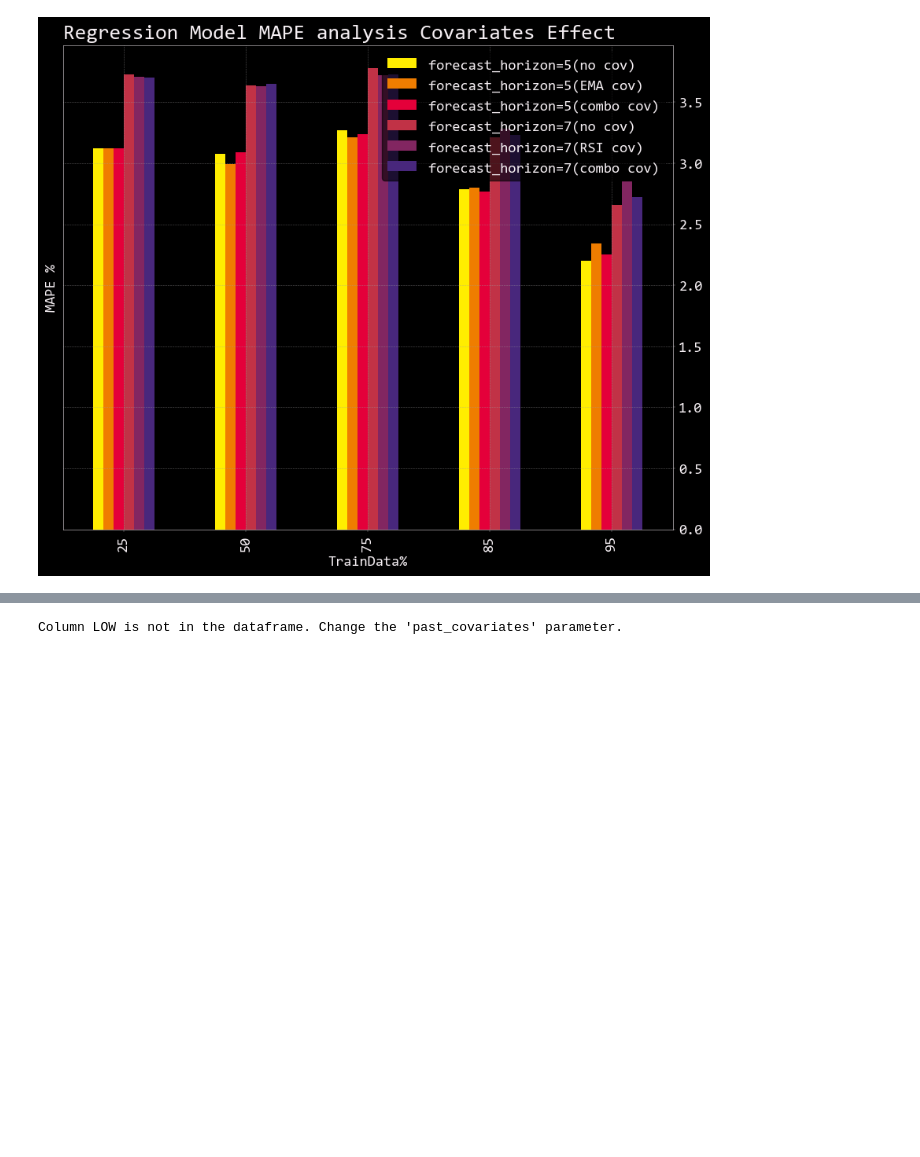
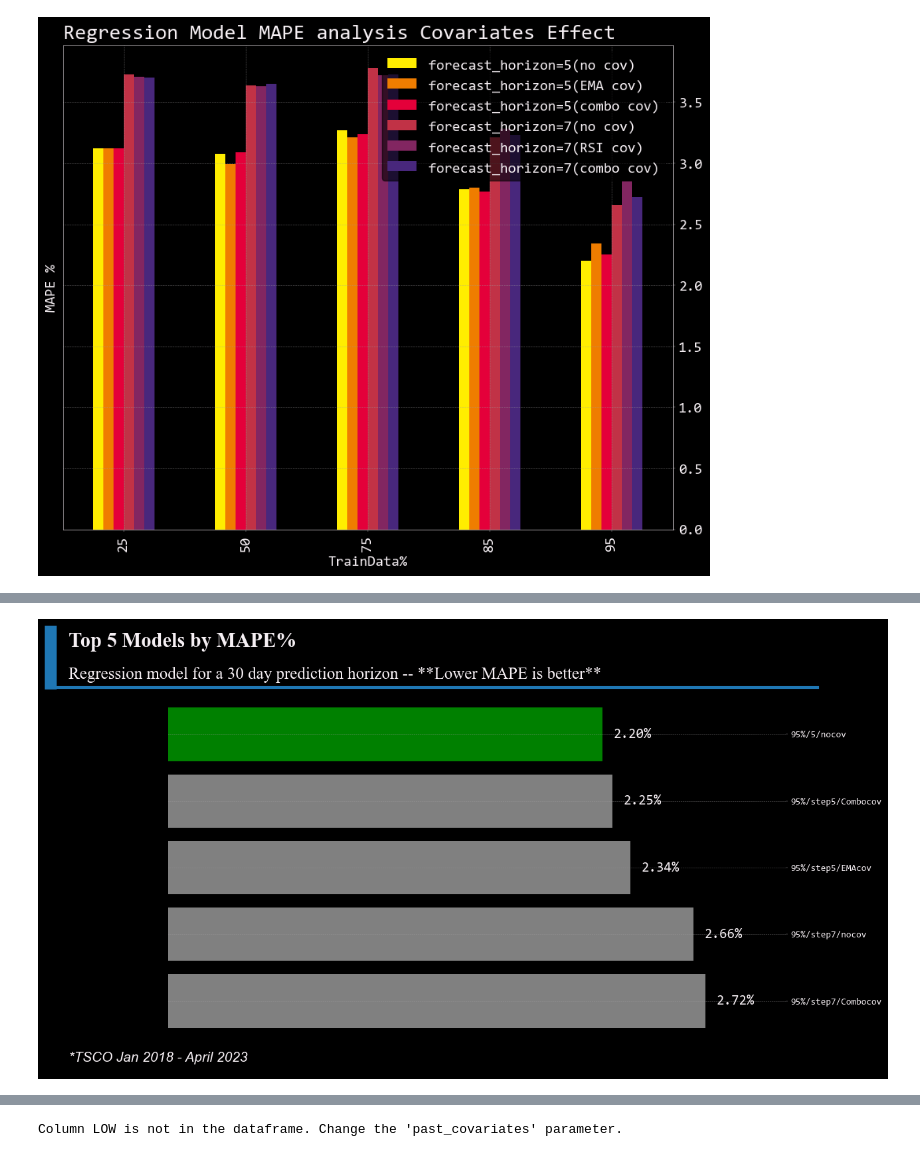
Before and after one commit to omarmoreta/fintech_project_2, a Jupyter notebook: Mike_analysis_nb.ipynb, the cells around one changed output, grey strips where cells are left out. Drawn from its saved outputs; the diff is of its cells as text; code cells hidden in the pictures; blank space fills up the shorter version.

Commit message:
add comparison bar plots

```diff
--- a/Mike_analysis_nb.ipynb
+++ b/Mike_analysis_nb.ipynb
@@ -520,3 +514,12 @@ mape.plot(kind = "bar",
 # %% [output]
 <AxesSubplot: title={'left': 'Regression Model MAPE analysis Covariates Effect'}, xlabel='TrainData%', ylabel='MAPE %'>
 [figure]
+# %%
+df_topfive = pd.DataFrame([['95%/5/nocov', .0220],
+                   ['95%/step5/Combocov', .0225],
+                   ['95%/step5/EMAcov', .0234],
+                   ['95%/step7/nocov', .0266],
+                   ['95%/step7/Combocov', .0272]], columns = ['Model Parms', 'MAPE %'])
+
+df_topfive = df_topfive.sort_values("MAPE %", ascending=False, ignore_index = True)
+df_topfive
@@ -523,3 +535,94 @@ mape.plot(kind = "bar",
+# %%
+# Define figure
+fig,ax = plt.subplots(figsize = (12,8))
+
+# add title to plot
+title = 'Top 5 Models by MAPE%'
+plt.text(s=title,                      # the text to be displayed
+         x = 0,y = 0.91,               # the position of the text (x, y)
+         fontname = 'Times New Roman', # the font to be used for the text
+         fontweight = "bold",          # the weight of the font (e.g. bold)
+         fontsize = 22,                # the size of the font
+         ha='left',                    # horizontal alignment of the text ('left', 'center', 'right')
+         transform = fig.transFigure   # the coordinate system to use for positioning the text
+)
+
+# add subtitle to plot
+subtitle = 'Regression model for a 30 day prediction horizon -- **Lower MAPE is better**'
+plt.text(s=subtitle,                   # the text to be displayed
+         x = 0, y = 0.85,              # the position of the text (x, y)
+         fontname = 'Times New Roman', # the font to be used for the text
+         fontsize = 18,                # the size of the font
+         ha = 'left',                  # horizontal alignment of the text ('left', 'center', 'right')
+         transform = fig.transFigure   # the coordinate system to use for positioning the text
+)
+
+# Create bar plot
+bars = plt.barh(df_topfive['Model Parms'],
+                df_topfive['MAPE %'],
+                color = ['gray', 'gray', 'gray', 'gray', "green"], # color for bars
+                edgecolor='none')
+
+# add margin
+plt.margins(y=0.14, x=0.15)
+
+# remove plot borders
+ax.spines['top'].set_visible(False)
+ax.spines['right'].set_visible(False)
+ax.spines['bottom'].set_visible(False)
+ax.spines['left'].set_visible(False)
+
+# remove xlabels
+ax.set_xticklabels([])
+ax.set_xticks([])
+
+# position and format ylabels
+ax.tick_params(axis='y', left=False)
+plt.yticks(fontsize=10, fontweight='bold')
+
+plt.bar_label(
+    bars,                                          # the bars object to add labels to
+    labels=[f'{x:.2%}' for x in bars.datavalues],  # the list of labels to display on each bar
+    padding=12,                                    # padding between the bar and the label
+    fontsize=15                                    # font size of the labels
+)
+# add line
+ax.plot(
+    [-0.025, .94],                # X-coordinates of the ends of the line
+    [.8335, .8335],               # Y-coordinates of the ends of the line
+    transform = fig.transFigure,  # Coordinate system for the line
+    clip_on = False,              # Whether to clip the line to the axes bounds
+    color = 'tab:blue',           # Color of the line
+    linewidth = 3                 # Width of the line
+)
+
+
+# add rectangle
+ax.add_patch(
+    plt.Rectangle(
+        (-0.03,.95),                   # (x, y) location of the bottom-left corner of the rectangle
+        0.015,                         # width of the rectangle
+        -0.12,                         # height of the rectangle
+        facecolor = 'tab:blue',        # fill color of the rectangle
+        transform = fig.transFigure,   # coordinate system used for the rectangle
+        clip_on = False,               # whether the rectangle is drawn outside the plot area
+        linewidth = 0                  # width of the edge line of the rectangle
+    )
+)
+
+# add footnote
+footnote = "*TSCO Jan 2018 - April 2023"
+plt.text(s = footnote,
+         x = 0,
+         y = 0.13,
+         fontname = 'Arial',
+         fontstyle = 'italic',
+         fontsize = 15,
+         ha = 'left',
+         transform = fig.transFigure
+);
+# %% [output]
+[figure, added]
 # %%
 ## Pull competition data HD, LOW, TGT, DKS
 hd = openbb.stocks.load("HD", start_date = start)
```
Also changed, not shown: parts of 3 cells of this notebook.
